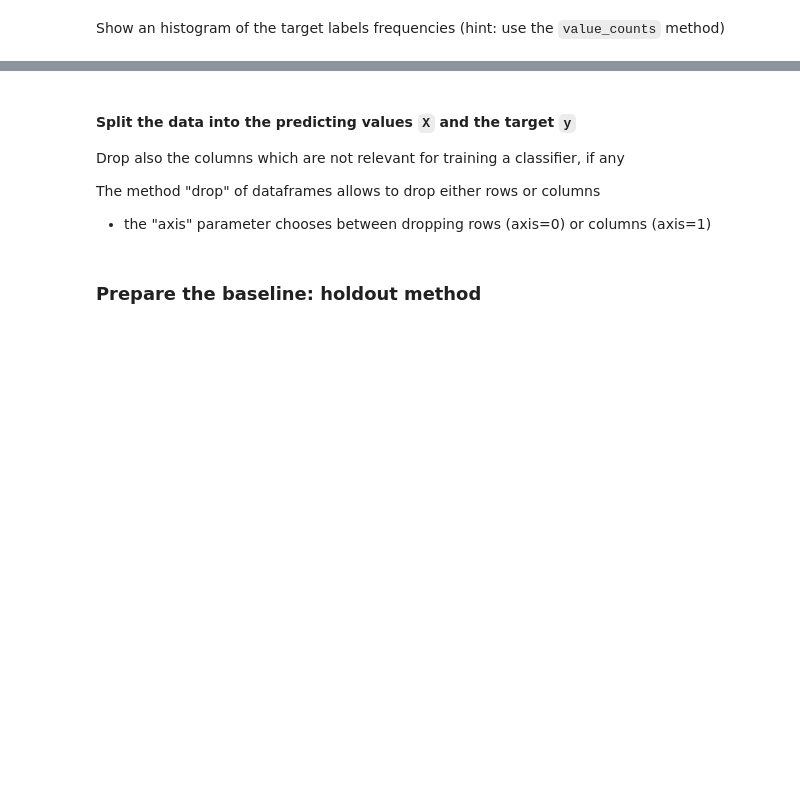
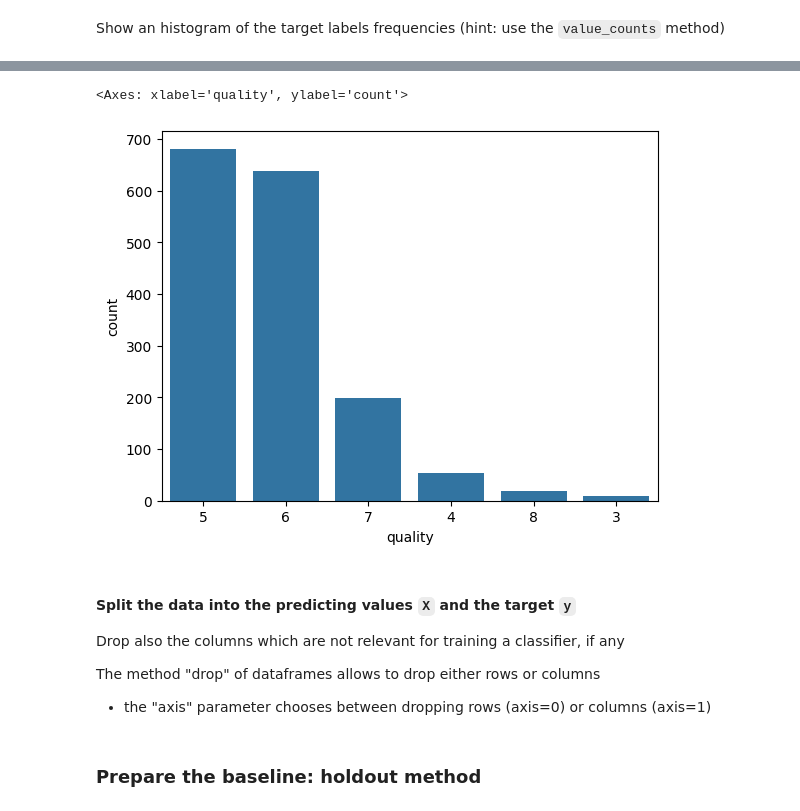
Before and after one commit to FedericoCalzoni/MLDM_Unibo_public, a Jupyter notebook: machine-learning-lab/exercises/Lab-topic-3b-tuning-dt-grid-search-cv/lab3b-dt-grid-search-cv-nocode.ipynb, the cells around one changed output, grey strips where cells are left out. Drawn from its saved outputs; the diff is of its cells as text; code cells hidden in the pictures; blank space fills up the shorter version.

```diff
--- a/machine-learning-lab/exercises/Lab-topic-3b-tuning-dt-grid-search-cv/lab3b-dt-grid-search-cv-nocode.ipynb
+++ b/machine-learning-lab/exercises/Lab-topic-3b-tuning-dt-grid-search-cv/lab3b-dt-grid-search-cv-nocode.ipynb
@@ -68,2 +62,15 @@ random_state=42
+# %%
+import os
+import pandas as pd
+import seaborn as sns
+from sklearn.model_selection import train_test_split
+from sklearn.tree import DecisionTreeClassifier, plot_tree
+from sklearn.metrics import accuracy_score
+
+train_size=0.67
+random_state=42
+
+current_dir = os.getcwd()
+repo_root = os.path.abspath(os.path.join(current_dir, '..', '..', '..'))
 # %% [markdown]
 Read the data into a dataframe and show the size
@@ -72,0 +77,4 @@ Shape of the input data (1599, 12)
+# %%
+file_path = os.path.join(repo_root, 'Datasets', 'Data', 'winequality-red.csv')
+df = pd.read_csv(file_path, sep=';', header=0)
+print('Shape of the input data:', df.shape)
@@ -90,3 +98,9 @@ Show an histogram of the target labels frequencies (hint: use the `value_counts`
+# %%
+df.value_counts('quality')
+sns.countplot(x='quality', data=df, order=df['quality'].value_counts().index)
+# %% [output]
+<Axes: xlabel='quality', ylabel='count'>
+[figure, added]
 # %% [markdown]
 #### Split the data into the __predicting values__ `X` and the __target__ `y`
 Drop also the columns which are not relevant for training a classifier, if any
```
Also changed, not shown: parts of 14 cells of this notebook, 11 other files.
